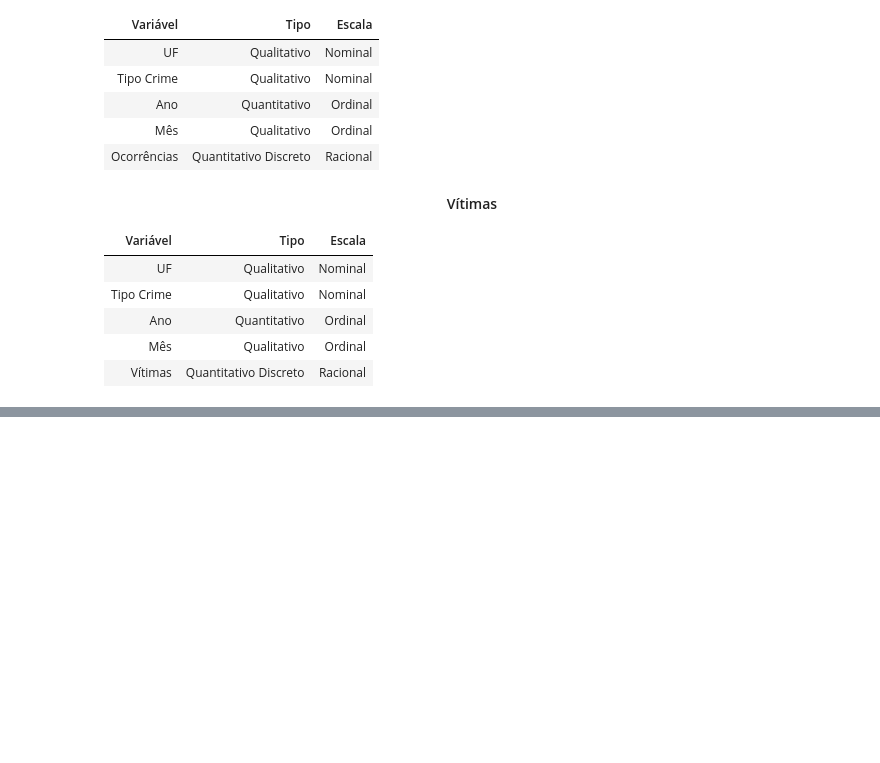
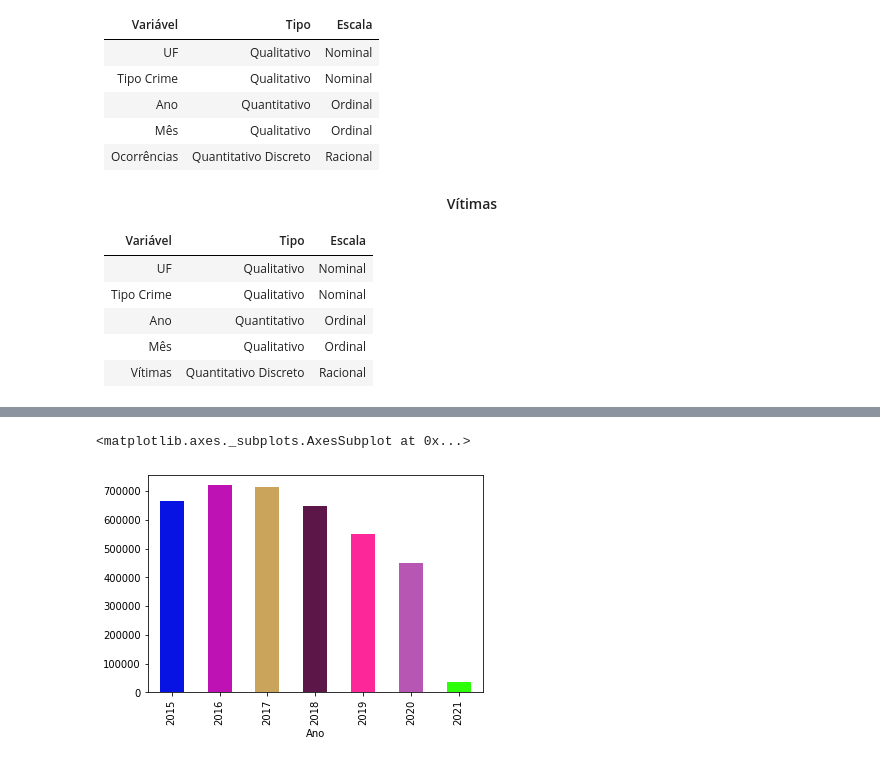
Before and after one commit to matheusnalmeida/An-lise-de-dados-criminais-Sinesp, a Jupyter notebook: Trabalho_Prático_2_Analisando_dados_criminais.ipynb, the cells around one changed output, grey strips where cells are left out. Saved outputs shown, nothing was run; the diff lists cells and outputs as text; code cells hidden in the pictures; blank space fills up the shorter version.

Commit message:
Criação das representações visuais em conjunto com a análise dos dados de ocorrências e vítimas

```diff
--- a/Trabalho_Prático_2_Analisando_dados_criminais.ipynb
+++ b/Trabalho_Prático_2_Analisando_dados_criminais.ipynb
@@ -54,0 +65,4 @@ Em relação a classificação dos dados em qualitativos e quantitativos, temos
+# %%
+xls = pd.ExcelFile('indicadoressegurancapublicauf.xlsx')
+dados_ocorrencias = pd.read_excel(xls, 'Ocorrências')
+dados_vitimas  = pd.read_excel(xls, 'Vítimas')
@@ -54,0 +93,6 @@ Em relação a classificação dos dados em qualitativos e quantitativos, temos
+# %%
+dfocorrencias_por_ano = dados_ocorrencias.groupby(['Ano'])['Ocorrências'].sum()
+dfocorrencias_por_ano.plot(kind='bar', stacked='True', color=['#0613e2', '#be12b4', '#cba45c', '#5d1648', '#fd279a', '#b856b4', '#2cff09'])
+# %% [output]
+<matplotlib.axes._subplots.AxesSubplot at 0x...>
+[figure, added]
```
Also changed, not shown: parts of 18 cells of this notebook.
